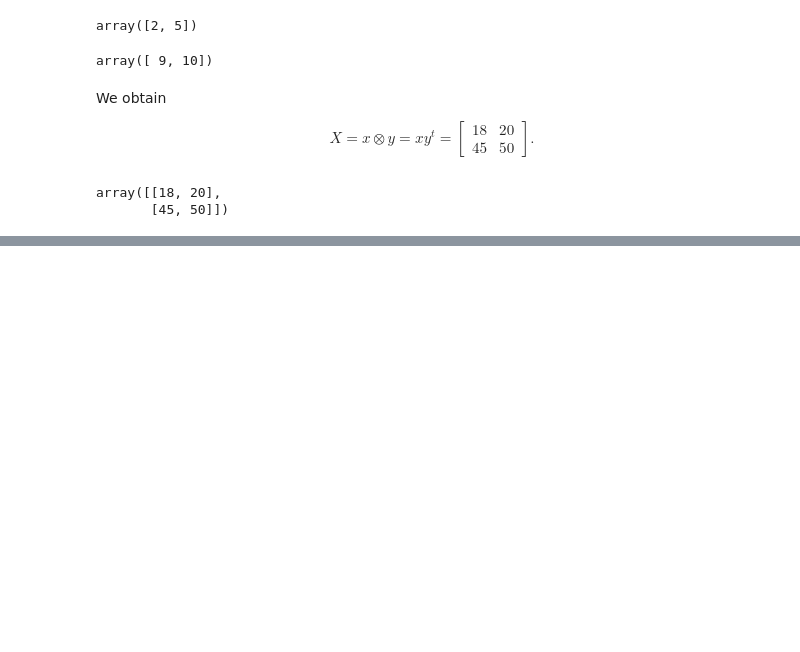
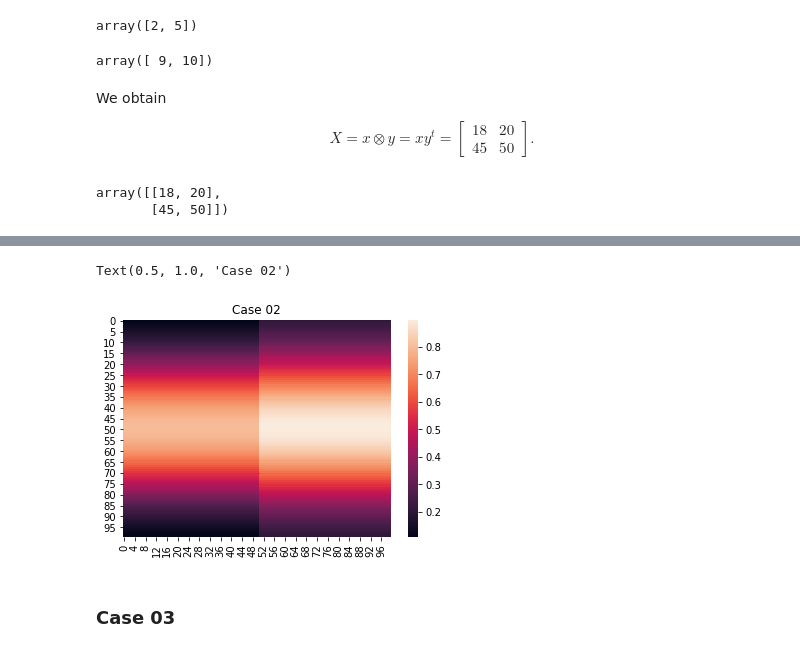
Before and after one commit to mascaretti/tensor-decomposition-tutorial, a Jupyter notebook: tutorial.ipynb, the cells around one changed output, grey strips where cells are left out. Cells and saved outputs as stored; diff of their text form; code cells hidden in the pictures; blank space fills up the shorter version.

```diff
--- a/tutorial.ipynb
+++ b/tutorial.ipynb
@@ -205,0 +243,10 @@ array([[18, 20],
+# %%
+case_02 = np.repeat(bell_curve, repeats=num_points, axis = 0).T
+case_02[:, 51:100] = case_02[:, 51:100] + 0.1
+# %%
+sns.heatmap(case_02, annot=False).set_title("Case 02")
+# %% [output]
+Text(0.5, 1.0, 'Case 02')
+[figure, added]
+# %% [markdown]
+### Case 03
```
Also changed, not shown: parts of 31 cells of this notebook.
